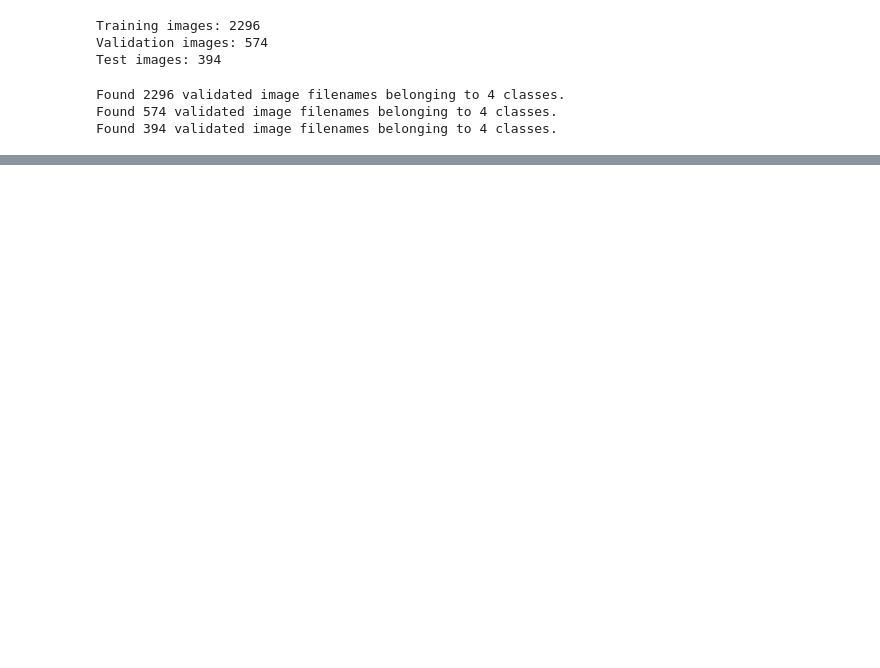
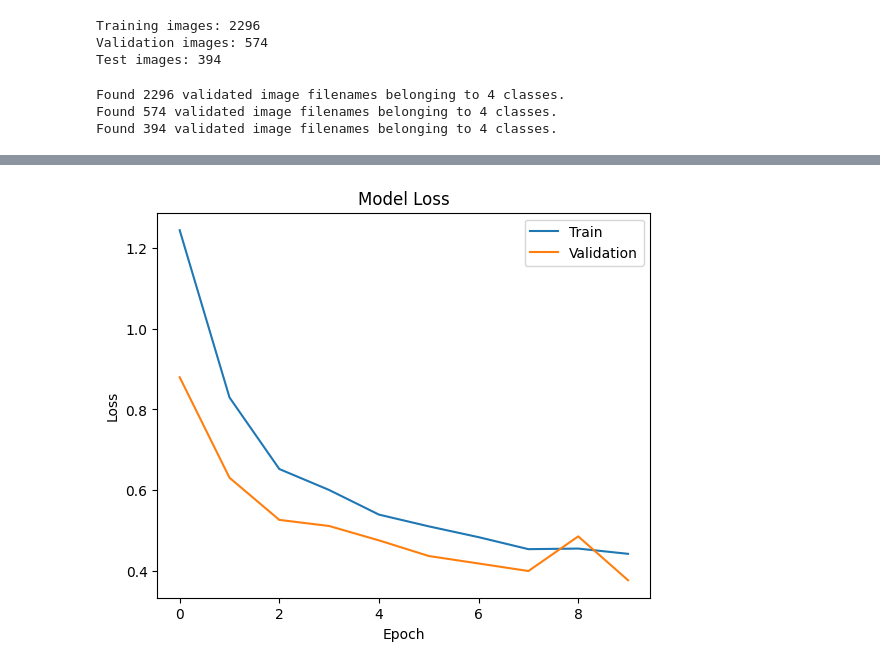
Before and after one commit to NikethnaSri-AI/Aanseaa_Technologies_Internship, a Jupyter notebook: Task 3 - CNN/transfer_learning.ipynb, the cells around one changed output, grey strips where cells are left out. Cells and saved outputs as stored; diff of their text form; code cells hidden in the pictures; blank space fills up the shorter version.

```diff
--- a/Task 3 - CNN/transfer_learning.ipynb
+++ b/Task 3 - CNN/transfer_learning.ipynb
@@ -202,12 +206,15 @@ plt.legend(['Train', 'Validation'], loc='upper left')
 # %%
-plt.subplot(1, 2, 2)
+plt.figure(figsize=(14, 5))
+plt.subplot(1, 2, 1)
 plt.plot(history.history['loss'])
 plt.plot(history.history['val_loss'])
 plt.title('Model Loss')
 plt.ylabel('Loss')
 plt.xlabel('Epoch')
-plt.legend(['Train', 'Validation'], loc='upper left')
+plt.legend(['Train', 'Validation'], loc='upper right')
 plt.show()
+# %% [output]
+[figure, added]
 # %%
 loss, accuracy = model.evaluate(test_generator, steps=test_generator.samples // batch_size)
 print(f"Test Loss: {loss:0.5f}")
```
Also changed, not shown: parts of 13 cells of this notebook.
